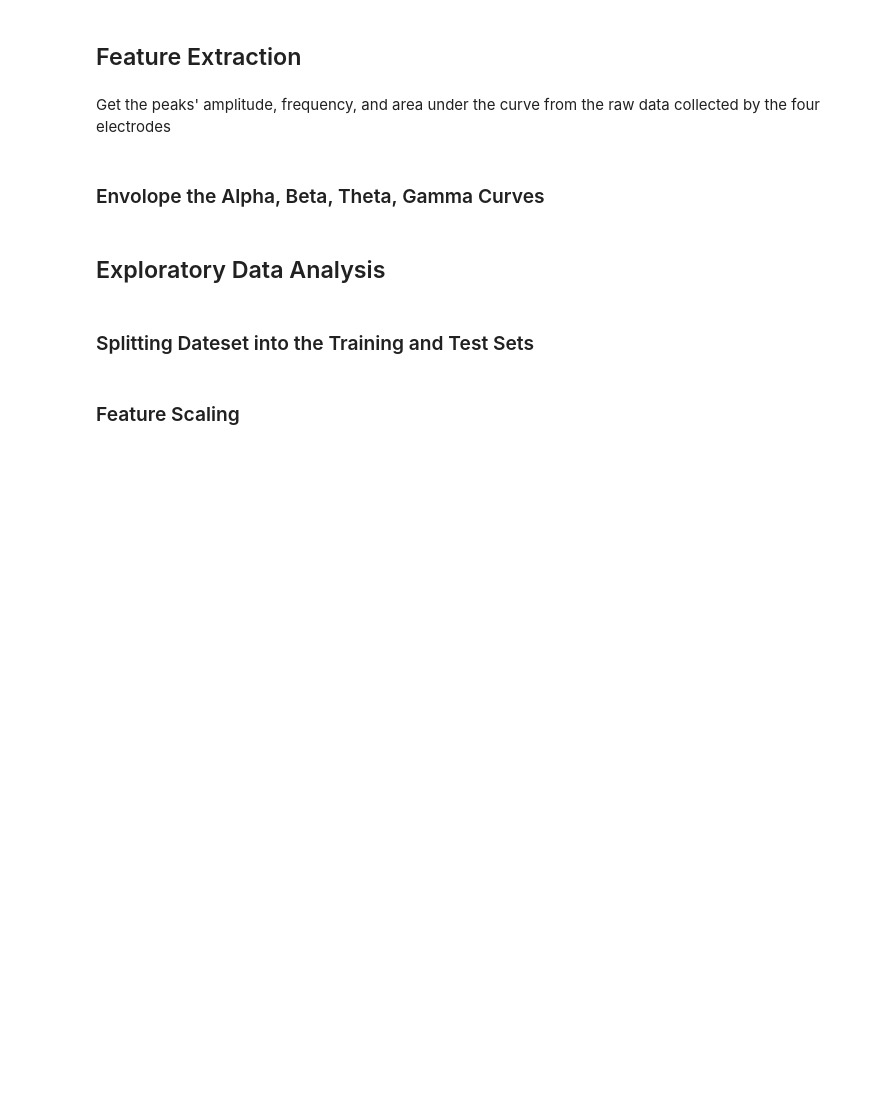
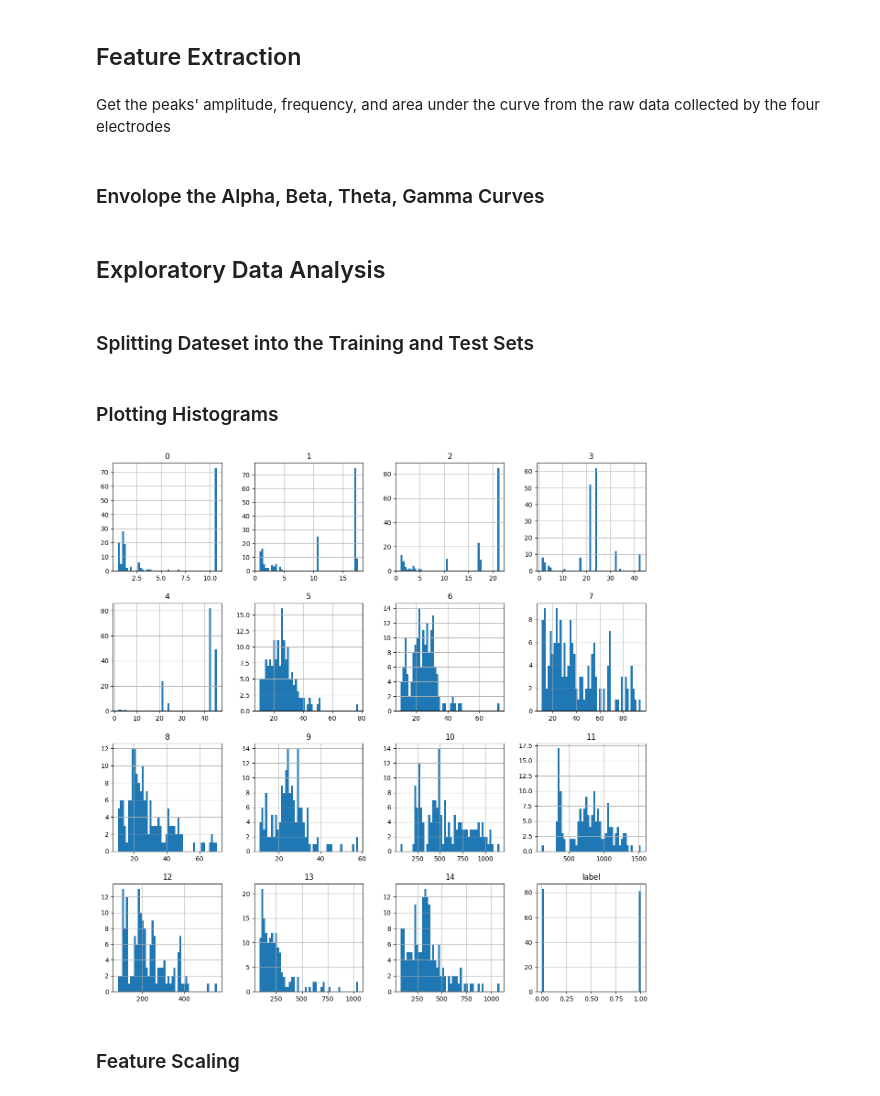
Before and after one commit to piramonpan/MANU-465-EEG-Project, a Jupyter notebook: main.ipynb, the cells around one changed output. Drawn from its saved outputs; the diff is of its cells as text; code cells hidden in the pictures; blank space fills up the shorter version.

```diff
--- a/main.ipynb
+++ b/main.ipynb
@@ -161,13 +159,13 @@ def get_peaks(filtered_freq, filtered_Y):
     return [filtered_freq[i] for i in peaks], peak_heights
 
 def get_fft_area(freq, filtered_Y):
+    gamma_mask = (freq>30) & (freq<45)
+    beta_mask = (freq>13) & (freq<30)
     alpha_mask = (freq>8) & (freq<13)
-    beta_mask = (freq>13) & (freq<30)
     theta_mask = (freq>4) & (freq<8)
-    delta_mask = (freq>0.5) & (freq<4)
-    gamma_mask = (freq>30) & (freq<50)
+    delta_mask = (freq>1) & (freq<4)
 
-    frequency_masks = [alpha_mask, beta_mask, theta_mask, delta_mask, gamma_mask]
+    frequency_masks = [gamma_mask, beta_mask, alpha_mask, theta_mask, delta_mask]
 
     return [trapezoid(filtered_Y[mask], dx=1) for mask in frequency_masks]
 
@@ -225,5 +223,25 @@ all_features_drawing['label'] = 1
 ## Exploratory Data Analysis
 # %% [markdown]
 ### Splitting Dateset into the Training and Test Sets
+# %%
+from sklearn.model_selection import train_test_split
+
+# Combine the two DataFrames
+combined_df = pd.concat([all_features_math, all_features_drawing], ignore_index=True)
+
+# Shuffle the combined DataFrame
+all_df = combined_df.sample(frac=1).reset_index(drop=True)
+all_df.dropna(inplace=True)
+all_df.head()
+X = all_df.iloc[:, :-1].values
+y = all_df.iloc[:, -1].values
+X_train, X_test, y_train, y_test = train_test_split(X, y, test_size = 0.20)
+# %% [markdown]
+### Plotting Histograms
+# %%
+all_df[:-1].hist(bins=50, figsize=(15,15))
+plt.show()
+# %% [output]
+[figure, added]
 # %% [markdown]
 ### Feature Scaling
```
Also changed, not shown: parts of 8 cells of this notebook, 4 other files.
